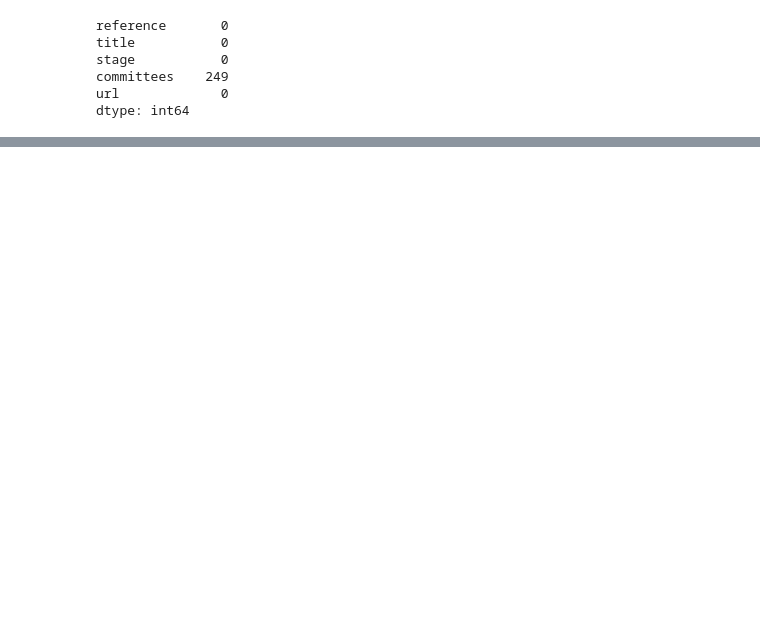
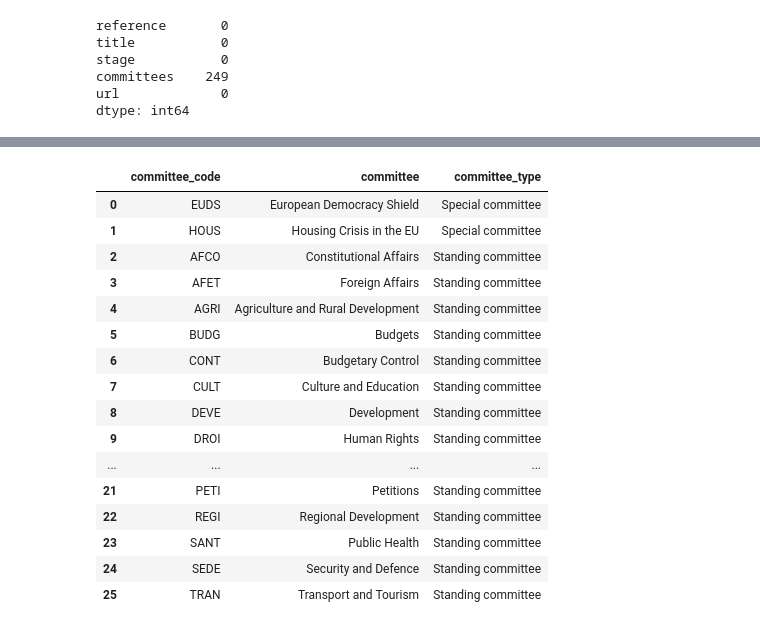
Before and after one commit to Palit2308/eu_legislation, a Jupyter notebook: scrapper/scrape_oeil_landing_page.ipynb, the cells around one changed output, grey strips where cells are left out. Drawn from its saved outputs; the diff is of its cells as text; code cells hidden in the pictures; blank space fills up the shorter version.

```diff
--- a/scrapper/scrape_oeil_landing_page.ipynb
+++ b/scrapper/scrape_oeil_landing_page.ipynb
@@ -1517,0 +3389,2 @@ df.shape
+# %%
+pd.set_option('display.max_rows', None)
@@ -1517,0 +5882,22 @@ df.shape
+# %%
+df_dict = pd.read_csv('bld\committee_dictionary.csv')
+# %%
+df_dict
+# %% [output]
+|  | committee_code | committee | committee_type |
+| 0 | EUDS | European Democracy Shield | Special committee |
+| 1 | HOUS | Housing Crisis in the EU | Special committee |
+| 2 | AFCO | Constitutional Affairs | Standing committee |
+| 3 | AFET | Foreign Affairs | Standing committee |
+| 4 | AGRI | Agriculture and Rural Development | Standing committee |
+| 5 | BUDG | Budgets | Standing committee |
+| 6 | CONT | Budgetary Control | Standing committee |
+| 7 | CULT | Culture and Education | Standing committee |
+| 8 | DEVE | Development | Standing committee |
+| 9 | DROI | Human Rights | Standing committee |
+| ... | ... | ... | ... |
+| 21 | PETI | Petitions | Standing committee |
+| 22 | REGI | Regional Development | Standing committee |
+| 23 | SANT | Public Health | Standing committee |
+| 24 | SEDE | Security and Defence | Standing committee |
+| 25 | TRAN | Transport and Tourism | Standing committee |
```
Also changed, not shown: parts of 29 cells of this notebook, 3 other files.
